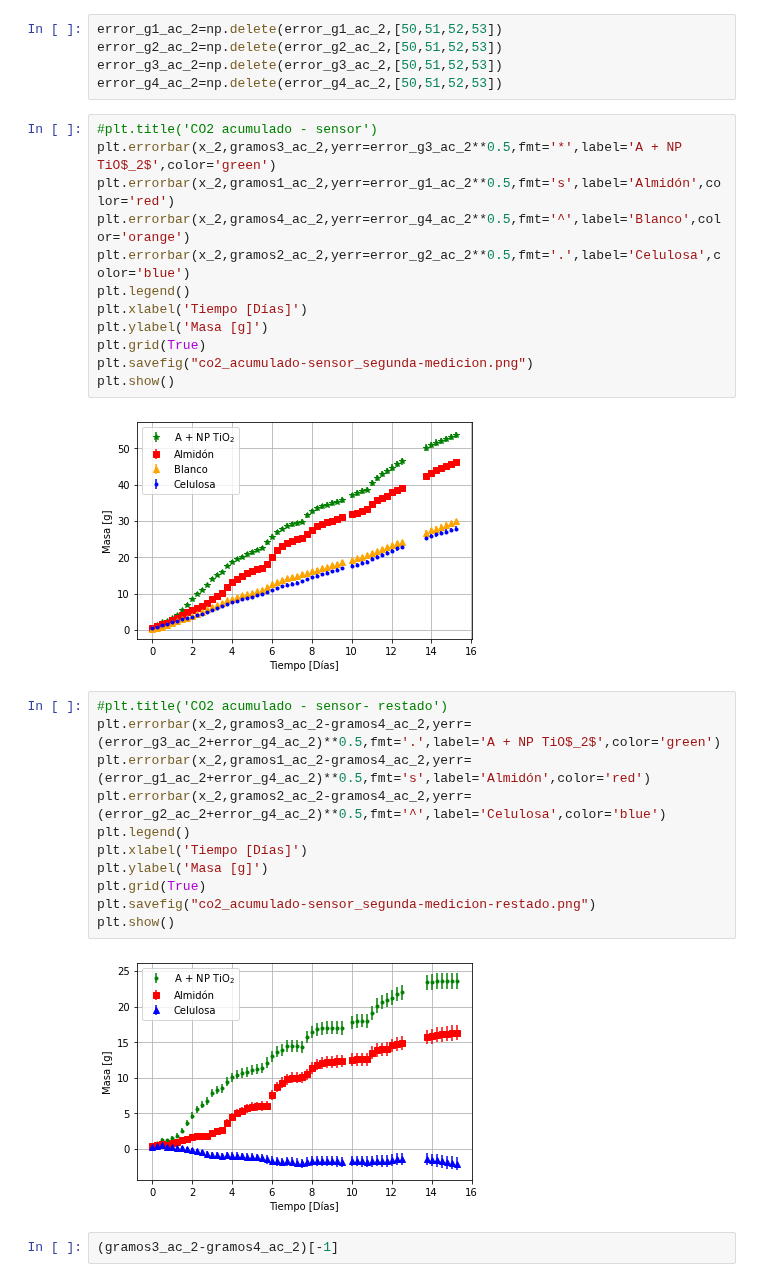
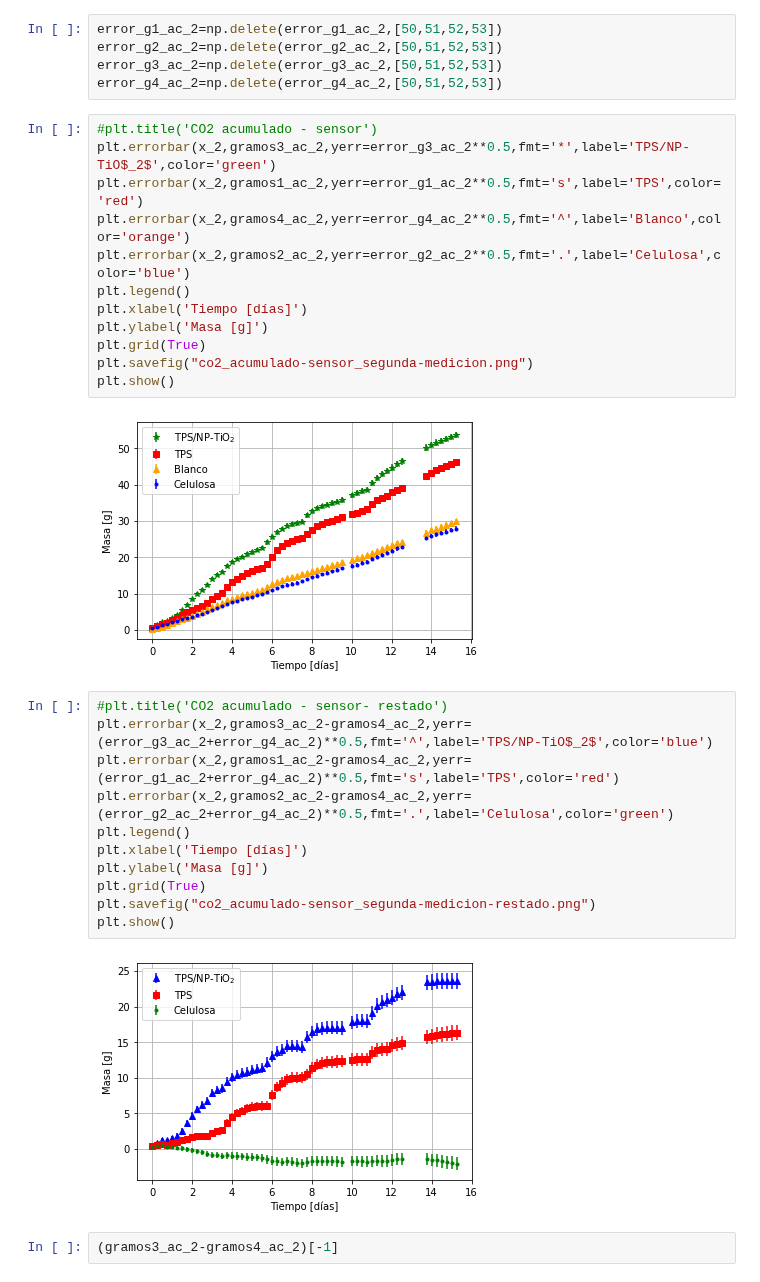
Before and after one commit to fyulita/laboratorio-6-y-7, a Jupyter notebook: Arduino/notebook-resultados_juntos.ipynb, the cells around one changed output. Cells and saved outputs as stored; diff of their text form.

```diff
--- a/Arduino/notebook-resultados_juntos.ipynb
+++ b/Arduino/notebook-resultados_juntos.ipynb
@@ -249,31 +249,31 @@ error_g3_ac_2=np.delete(error_g3_ac_2,[50,51,52,53])
 error_g4_ac_2=np.delete(error_g4_ac_2,[50,51,52,53])
 # %%
 #plt.title('CO2 acumulado - sensor')
-plt.errorbar(x_2,gramos3_ac_2,yerr=error_g3_ac_2**0.5,fmt='*',label='A + NP TiO$_2$',color='green')
-plt.errorbar(x_2,gramos1_ac_2,yerr=error_g1_ac_2**0.5,fmt='s',label='Almidón',color='red')
+plt.errorbar(x_2,gramos3_ac_2,yerr=error_g3_ac_2**0.5,fmt='*',label='TPS/NP-TiO$_2$',color='green')
+plt.errorbar(x_2,gramos1_ac_2,yerr=error_g1_ac_2**0.5,fmt='s',label='TPS',color='red')
 plt.errorbar(x_2,gramos4_ac_2,yerr=error_g4_ac_2**0.5,fmt='^',label='Blanco',color='orange')
 plt.errorbar(x_2,gramos2_ac_2,yerr=error_g2_ac_2**0.5,fmt='.',label='Celulosa',color='blue')
 plt.legend()
-plt.xlabel('Tiempo [Días]')
+plt.xlabel('Tiempo [días]')
 plt.ylabel('Masa [g]')
 plt.grid(True)
 plt.savefig("co2_acumulado-sensor_segunda-medicion.png")
 plt.show()
 # %% [output]
-[figure, old version]
+[figure, new version]
 # %%
 #plt.title('CO2 acumulado - sensor- restado')
-plt.errorbar(x_2,gramos3_ac_2-gramos4_ac_2,yerr=(error_g3_ac_2+error_g4_ac_2)**0.5,fmt='.',label='A + NP TiO$_2$',color='green')
-plt.errorbar(x_2,gramos1_ac_2-gramos4_ac_2,yerr=(error_g1_ac_2+error_g4_ac_2)**0.5,fmt='s',label='Almidón',color='red')
-plt.errorbar(x_2,gramos2_ac_2-gramos4_ac_2,yerr=(error_g2_ac_2+error_g4_ac_2)**0.5,fmt='^',label='Celulosa',color='blue')
+plt.errorbar(x_2,gramos3_ac_2-gramos4_ac_2,yerr=(error_g3_ac_2+error_g4_ac_2)**0.5,fmt='^',label='TPS/NP-TiO$_2$',color='blue')
+plt.errorbar(x_2,gramos1_ac_2-gramos4_ac_2,yerr=(error_g1_ac_2+error_g4_ac_2)**0.5,fmt='s',label='TPS',color='red')
+plt.errorbar(x_2,gramos2_ac_2-gramos4_ac_2,yerr=(error_g2_ac_2+error_g4_ac_2)**0.5,fmt='.',label='Celulosa',color='green')
 plt.legend()
-plt.xlabel('Tiempo [Días]')
+plt.xlabel('Tiempo [días]')
 plt.ylabel('Masa [g]')
 plt.grid(True)
 plt.savefig("co2_acumulado-sensor_segunda-medicion-restado.png")
 plt.show()
 # %% [output]
-[figure, old version]
+[figure, new version]
 # %%
 (gramos3_ac_2-gramos4_ac_2)[-1]
 # %% [output]
```
Also changed, not shown: parts of 4 cells of this notebook, 20 other files.
